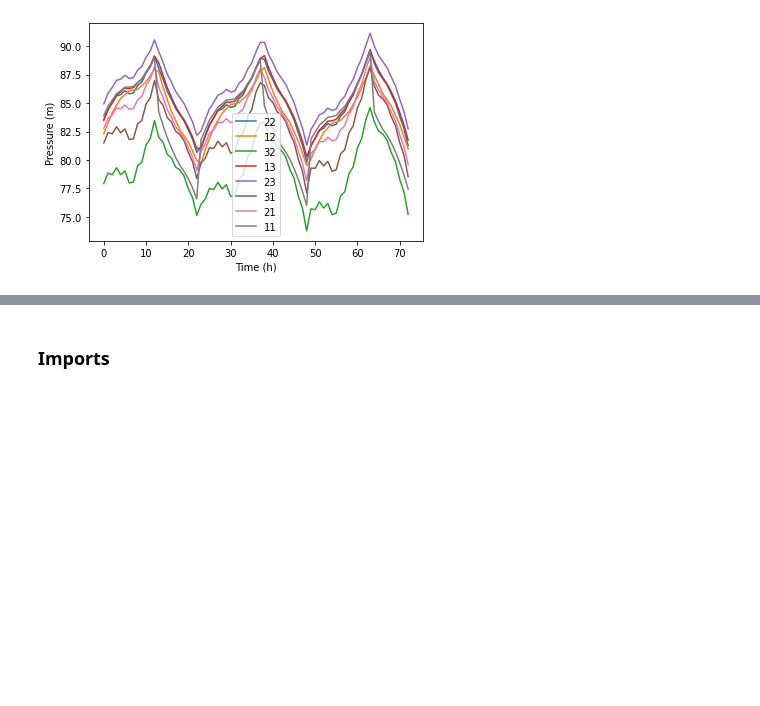
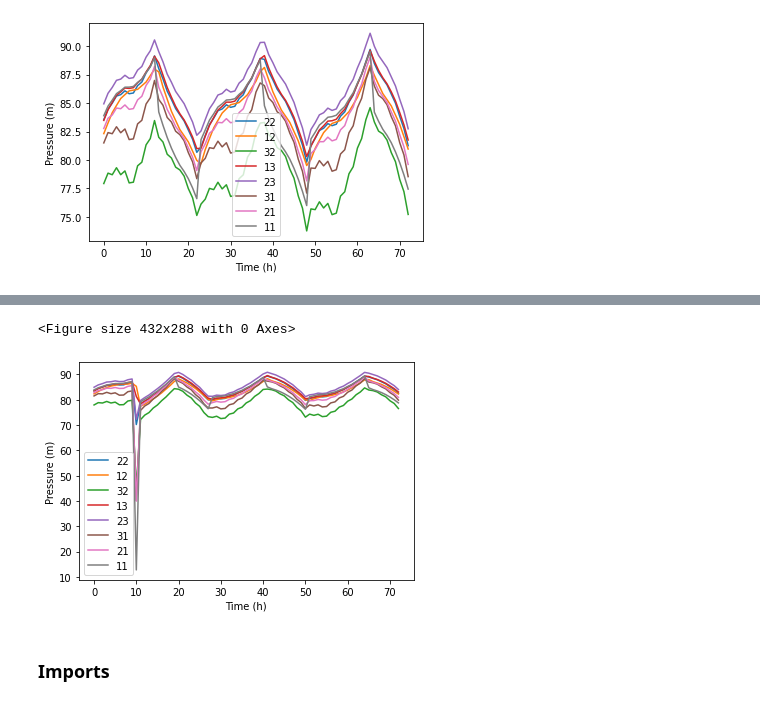
Before and after one commit to JulianBvW/BA-WDN-Leakage-Detection, a Jupyter notebook: LeakageDetection.ipynb, the cells around one changed output, grey strips where cells are left out. Saved outputs shown, nothing was run; the diff lists cells and outputs as text; code cells hidden in the pictures; blank space fills up the shorter version.

```diff
--- a/LeakageDetection.ipynb
+++ b/LeakageDetection.ipynb
@@ -59,3 +59,6 @@ plt.show()
 # %% [output]
 <Figure size 432x288 with 0 Axes>
 [figure]
+# %%
+p_leak = wdn.simulate(3*24, [('11', 0.05, 10, 11)])
+p_leak
@@ -62,3 +80,12 @@ plt.show()
+# %%
+plt.figure()
+ax = p_leak.loc[:,wdn.important_nodes].plot()
+text = ax.set_xlabel("Time (h)")
+text = ax.set_ylabel("Pressure (m)")
+plt.show()
+# %% [output]
+<Figure size 432x288 with 0 Axes>
+[figure, added]
 # %% [markdown]
 ### Imports
 # %%
```
Also changed, not shown: parts of 1 cell of this notebook.
